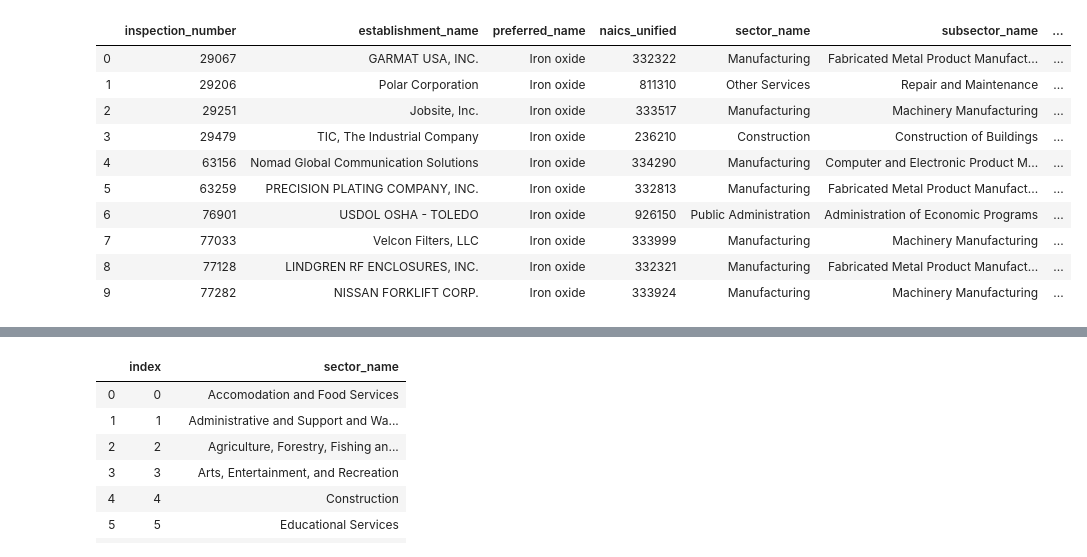
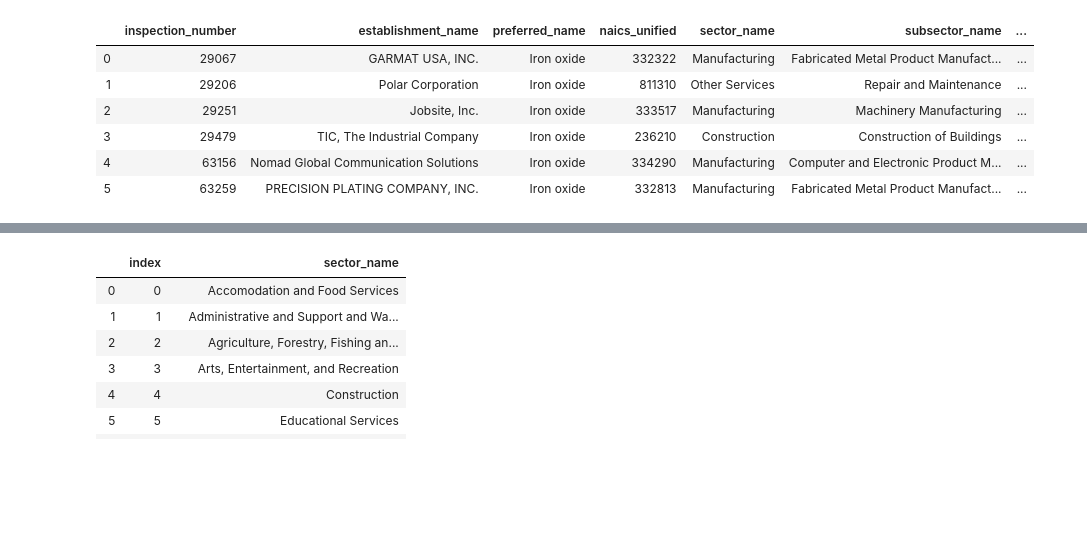
Before and after one commit to puruckertom/occupational_exposure, a Jupyter notebook: notebooks/work_in_progress/hierarchical_logistic_reg.ipynb, the cells around one changed output, grey strips where cells are left out. Saved outputs shown, nothing was run; the diff lists cells and outputs as text; code cells hidden in the pictures; blank space fills up the shorter version.

```diff
--- a/notebooks/work_in_progress/hierarchical_logistic_reg.ipynb
+++ b/notebooks/work_in_progress/hierarchical_logistic_reg.ipynb
@@ -7,30 +7,29 @@ import arviz as az
 
 %matplotlib inline
 # %%
-osha = pd.read_csv('../data/osha/osha_norm_naics.csv', dtype={'naics_code':str, 'sic_code':str},
+if not '../../data/osha/osha_norm_naics.csv':
+    with zipfile.ZipFile('../../data/osha/osha_norm_naics.zip','r') as zfile:
+        zfile.extractall('../../data/osha')
+osha = pd.read_csv('../../data/osha/osha_norm_naics.csv', dtype={'naics_code':str, 'sic_code':str},
                   na_values = ["", " ","NaN", "nan", "NA", "na", "Na"])
 osha = osha[['inspection_number', 'establishment_name', 'preferred_name','naics_unified', 'sector_name', 'subsector_name',
              'industry_group_name', 'conc_mgm3']]  # keep only cols we need
 osha = osha[~osha['sector_name'].isin(["Undefined/Multiple"])]
 osha = osha.drop(osha[osha['conc_mgm3']>10000].index)
 osha = osha.dropna(subset=['conc_mgm3', 'sector_name'])
-osha['sector_enc'] = osha['sector_name'].astype('category').cat.codes
-osha['subsector_enc'] = osha['subsector_name'].astype('category').cat.codes
-osha['industry_group_enc'] = osha['industry_group_name'].astype('category').cat.codes
+#osha['sector_enc'] = osha['sector_name'].astype('category').cat.codes
+#osha['subsector_enc'] = osha['subsector_name'].astype('category').cat.codes
+#osha['industry_group_enc'] = osha['industry_group_name'].astype('category').cat.codes
 osha['detected'] = np.where(osha['conc_mgm3'] > 0, 1, 0)
 # %%
 osha = osha.groupby(['inspection_number', 'establishment_name', 'preferred_name','naics_unified', 'sector_name',
-                     'subsector_name', 'industry_group_name', 'sector_enc', 'subsector_enc', 'industry_group_enc'], as_index=False).max()
-osha.head(10)
+                     'subsector_name', 'industry_group_name'], as_index=False).max()
+osha.head(6)
 # %% [output]
 |  | inspection_number | establishment_name | preferred_name | naics_unified | sector_name | subsector_name | ... |
 | 0 | 29067 | GARMAT USA, INC. | Iron oxide | 332322 | Manufacturing | Fabricated Metal Product Manufact... | ... |
 | 1 | 29206 | Polar Corporation | Iron oxide | 811310 | Other Services | Repair and Maintenance | ... |
 | 2 | 29251 | Jobsite, Inc. | Iron oxide | 333517 | Manufacturing | Machinery Manufacturing | ... |
 | 3 | 29479 | TIC, The Industrial Company | Iron oxide | 236210 | Construction | Construction of Buildings | ... |
 | 4 | 63156 | Nomad Global Communication Solutions | Iron oxide | 334290 | Manufacturing | Computer and Electronic Product M... | ... |
 | 5 | 63259 | PRECISION PLATING COMPANY, INC. | Iron oxide | 332813 | Manufacturing | Fabricated Metal Product Manufact... | ... |
-| 6 | 76901 | USDOL OSHA - TOLEDO | Iron oxide | 926150 | Public Administration | Administration of Economic Programs | ... |
-| 7 | 77033 | Velcon Filters, LLC | Iron oxide | 333999 | Manufacturing | Machinery Manufacturing | ... |
-| 8 | 77128 | LINDGREN RF ENCLOSURES, INC. | Iron oxide | 332321 | Manufacturing | Fabricated Metal Product Manufact... | ... |
-| 9 | 77282 | NISSAN FORKLIFT CORP. | Iron oxide | 333924 | Manufacturing | Machinery Manufacturing | ... |
```
Also changed, not shown: parts of 36 cells of this notebook.
